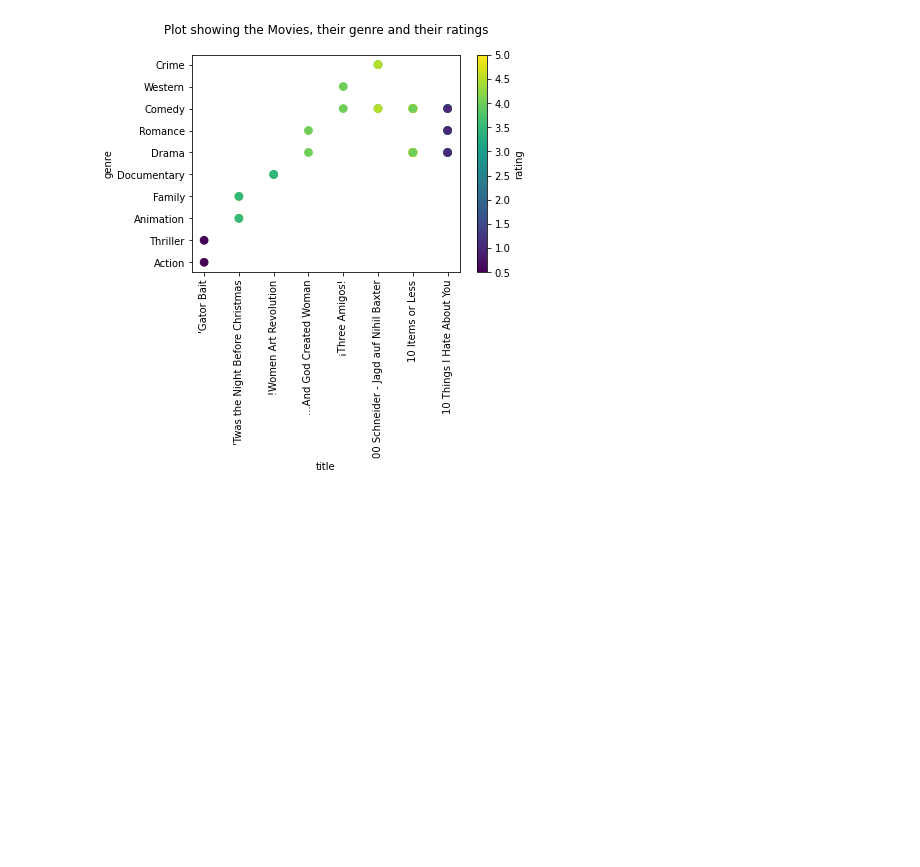
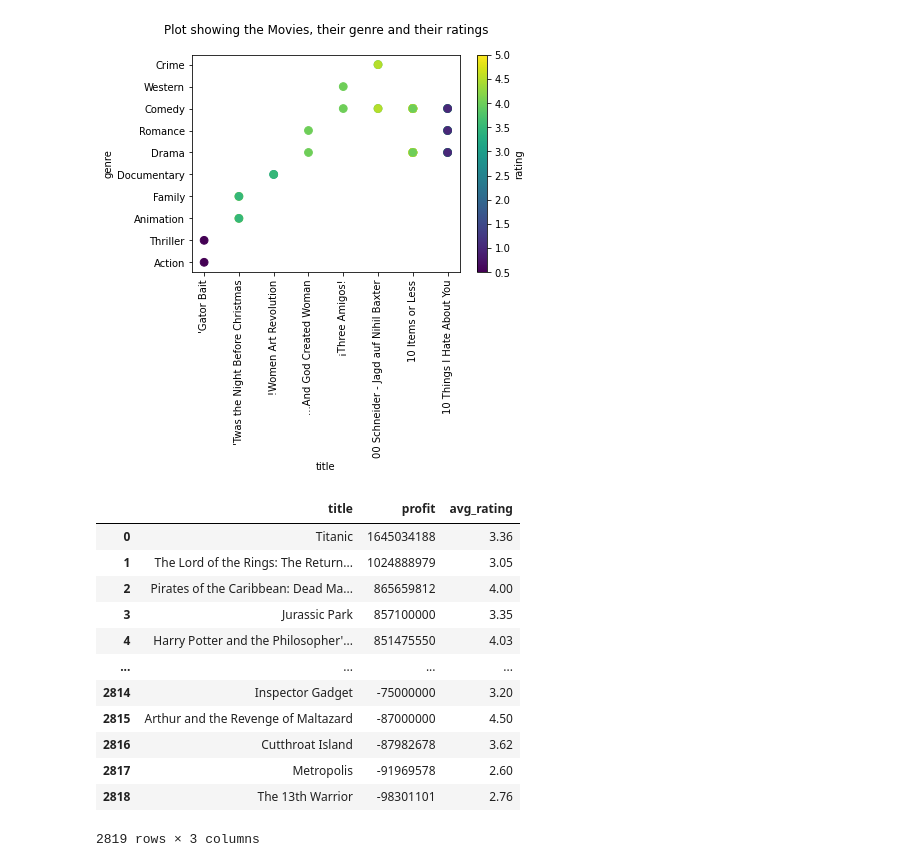
Before and after one commit to bsdutton/PROJECT2---ETL, a Jupyter notebook: ETL.ipynb, the cells around one changed output. Saved outputs shown, nothing was run; the diff lists cells and outputs as text; code cells hidden in the pictures; blank space fills up the shorter version.

```diff
--- a/ETL_ali_yuntian_Vasanta.ipynb
+++ b/ETL.ipynb
@@ -391,0 +414,18 @@ df.plot.scatter(x='title', y='genre',title = 'Plot showing the Movies, their gen
+# %%
+# Most profitable movies with rating
+query = "select distinct(movies.title), profit_table.profit, round(avg(ratings.rating::numeric),2) as avg_rating from profit_table, ratings, movies where(ratings."'"movieId"'"= profit_table.id) and (movies.id=ratings."'"movieId"'") group by movies.title, profit_table.profit order by profit_table.profit desc "
+pd.read_sql_query(query, con=engine)
+# %% [output]
+|  | title | profit | avg_rating |
+| 0 | Titanic | 1645034188 | 3.36 |
+| 1 | The Lord of the Rings: The Return... | 1024888979 | 3.05 |
+| 2 | Pirates of the Caribbean: Dead Ma... | 865659812 | 4.00 |
+| 3 | Jurassic Park | 857100000 | 3.35 |
+| 4 | Harry Potter and the Philosopher'... | 851475550 | 4.03 |
+| ... | ... | ... | ... |
+| 2814 | Inspector Gadget | -75000000 | 3.20 |
+| 2815 | Arthur and the Revenge of Maltazard | -87000000 | 4.50 |
+| 2816 | Cutthroat Island | -87982678 | 3.62 |
+| 2817 | Metropolis | -91969578 | 2.60 |
+| 2818 | The 13th Warrior | -98301101 | 2.76 |
+2819 rows × 3 columns
```
Also changed, not shown: parts of 8 cells of this notebook, 1 other file.
